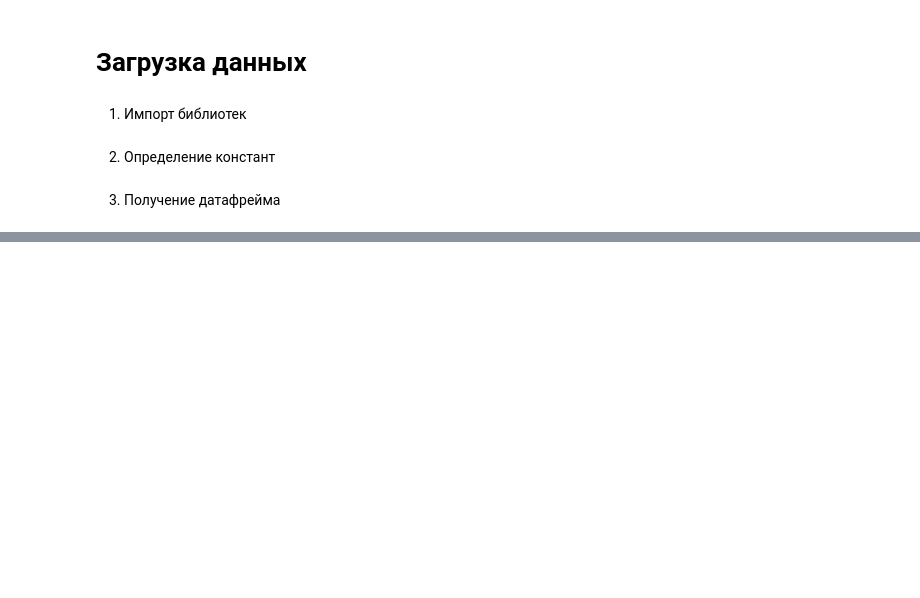
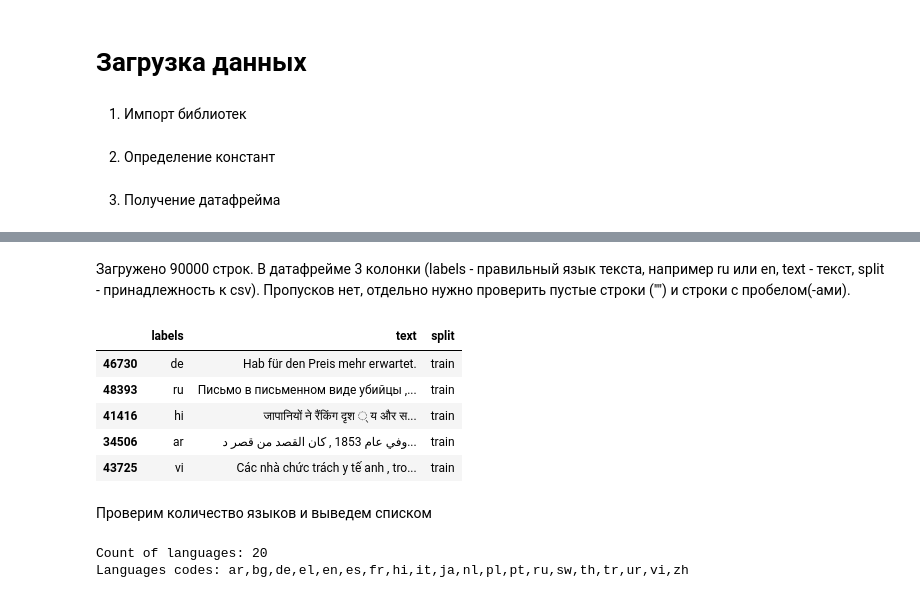
Before and after one commit to glitch-prog/lang-id, a Jupyter notebook: notebooks/01_eda.ipynb, the cells around one changed output, grey strips where cells are left out. Drawn from its saved outputs; the diff is of its cells as text; code cells hidden in the pictures; blank space fills up the shorter version.

```diff
--- a/notebooks/01_eda.ipynb
+++ b/notebooks/01_eda.ipynb
@@ -31,0 +59,23 @@ df = pd.concat(
+# %% [markdown]
+Загружено 90000 строк. В датафрейме 3 колонки (labels - правильный язык текста, например ru или en, text - текст, split - принадлежность к csv). Пропусков нет, отдельно нужно проверить пустые строки ("") и строки с пробелом(-ами).
+# %%
+display(
+  df.loc[df["split"] == "train"]
+  .sample(5, random_state=42)
+)
+# %% [output]
+|  | labels | text | split |
+| 46730 | de | Hab für den Preis mehr erwartet. | train |
+| 48393 | ru | Письмо в письменном виде убийцы ,... | train |
+| 41416 | hi | जापानियों ने रैंकिंग दृश ् य और स... | train |
+| 34506 | ar | وفي عام 1853 , كان القصد من قصر د... | train |
+| 43725 | vi | Các nhà chức trách y tế anh , tro... | train |
+# %% [markdown]
+Проверим количество языков и выведем списком
+# %%
+languages = sorted(df["labels"].unique())
+print("Count of languages:", len(languages))
+print("Languages codes:", ",".join(languages))
+# %% [output]
+Count of languages: 20
+Languages codes: ar,bg,de,el,en,es,fr,hi,it,ja,nl,pl,pt,ru,sw,th,tr,ur,vi,zh
```
Also changed, not shown: parts of 13 cells of this notebook, 2 other files.
